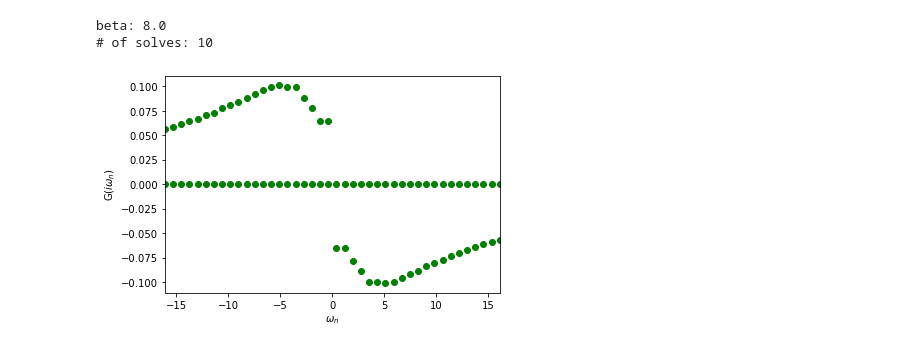
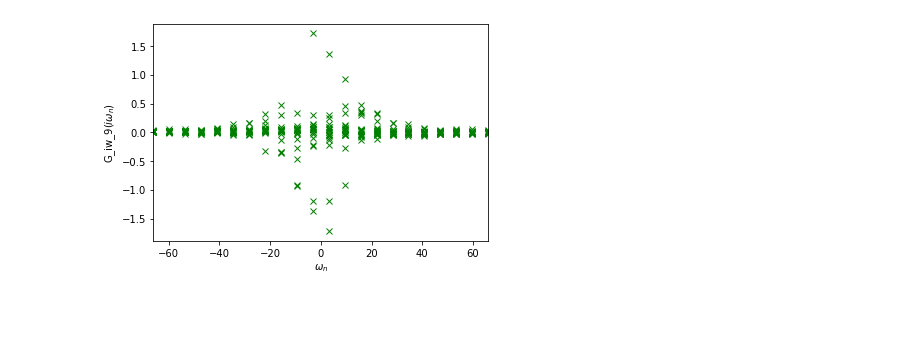
Before and after one commit to adrien-c-lopez/ctint_tutorial, a Jupyter notebook: examples/analysis.ipynb, the cells around one changed output. Cells and saved outputs as stored; diff of their text form; code cells hidden in the pictures; blank space fills up the shorter version.

```diff
--- a/examples/analysis.ipynb
+++ b/examples/analysis.ipynb
@@ -30,0 +161,12 @@ cannot modify it)
+# %%
+Nom = 10 # # of Matsubara frquencies
+xm = (2*Nom+1)*np.pi/beta
+# %%
+with HDFArchive("data/test_solver.h5",'r') as A:
+    for i in range(Ns):
+        oplot(A[f'G0_iw_{i}'].real, 'go')
+        oplot(A[f'G_iw_{i}'].real, 'r+')
+
+plt.legend().remove()
+plt.xlim(-xm,xm)
+plt.show()
@@ -30,0 +175,9 @@ cannot modify it)
+# %%
+with HDFArchive("data/test_solver2.h5",'r') as A:
+    for i in range(Ns):
+        oplot(A[f'G0_iw_{i}'], 'go')
+        oplot(A[f'G_iw_{i}'], 'r+')
+
+plt.legend().remove()
+plt.xlim(-xm,xm)
+plt.show()
@@ -30,0 +186,3 @@ cannot modify it)
+# %%
+with HDFArchive("data/test_solver2.h5",'r') as A:
+    oplot(A[f'G_iw_0'], 'r+')
@@ -31,21 +191,12 @@ cannot modify it)
 # %%
 with HDFArchive("data/test_solver.h5",'r') as A:
-    oplot(A['G'], 'go')
-    beta = A['beta']
-    print(f'beta: {beta}')
+    with HDFArchive("data/test_solver2.h5",'r') as B:
+        for i in range(B[f'N']):
+            oplot(A[f'G_iw_{i}'], 'gx')
+            oplot(B[f'G_iw_{i}'], 'r+')
 
-Nom = 20 # # of Matsubara frquencies
-xm = (2*Nom+1)*np.pi/beta
-
-with HDFArchive("data/test_solver2.h5",'r') as B:
-    print(f"# of solves: {B[f'N']}")
-    #for i in range(B[f'N']):
-        #oplot(B[f'G_{i}'], 'r+')
-
+plt.xlim(-xm,xm)
 plt.legend().remove()
-plt.xlim(-xm,xm)
 plt.show()
 # %% [output]
-beta: 8.0
-# of solves: 10
-[figure, old version]
+[figure, new version]
```
Also changed, not shown: parts of 18 cells of this notebook, 7 other files.
